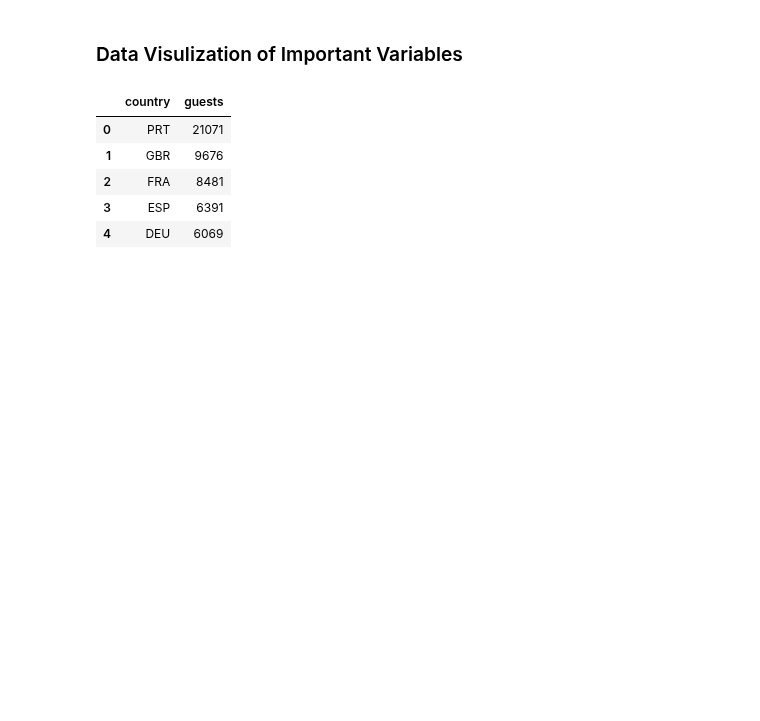
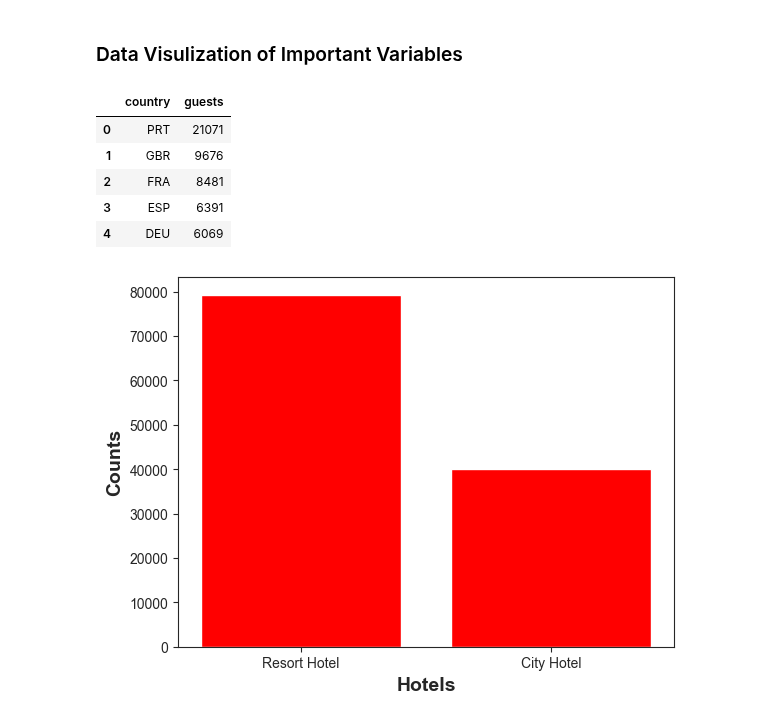
Before and after one commit to SirajAtFiverr/DataScience, a Jupyter notebook: data_exploration.ipynb, the cells around one changed output. Saved outputs shown, nothing was run; the diff lists cells and outputs as text; code cells hidden in the pictures; blank space fills up the shorter version.

```diff
--- a/data_exploration.ipynb
+++ b/data_exploration.ipynb
@@ -209,3 +209,10 @@ map_guest = px.choropleth(country_df, locations=country_df['country'], color=cou
                           hover_name=country_df['country'], title="Spatial Analysis of Home Countries of Hotel Guests")
 
 map_guest.show()
+# %%
+plt.bar(df["hotel"].unique(), df.hotel.value_counts(), color='r')
+plt.xlabel("Hotels", fontsize=14, weight='bold')
+plt.ylabel("Counts", fontsize=14, weight='bold')
+plt.show()
+# %% [output]
+[figure, added]
```
Also changed, not shown: parts of 1 cell of this notebook.
